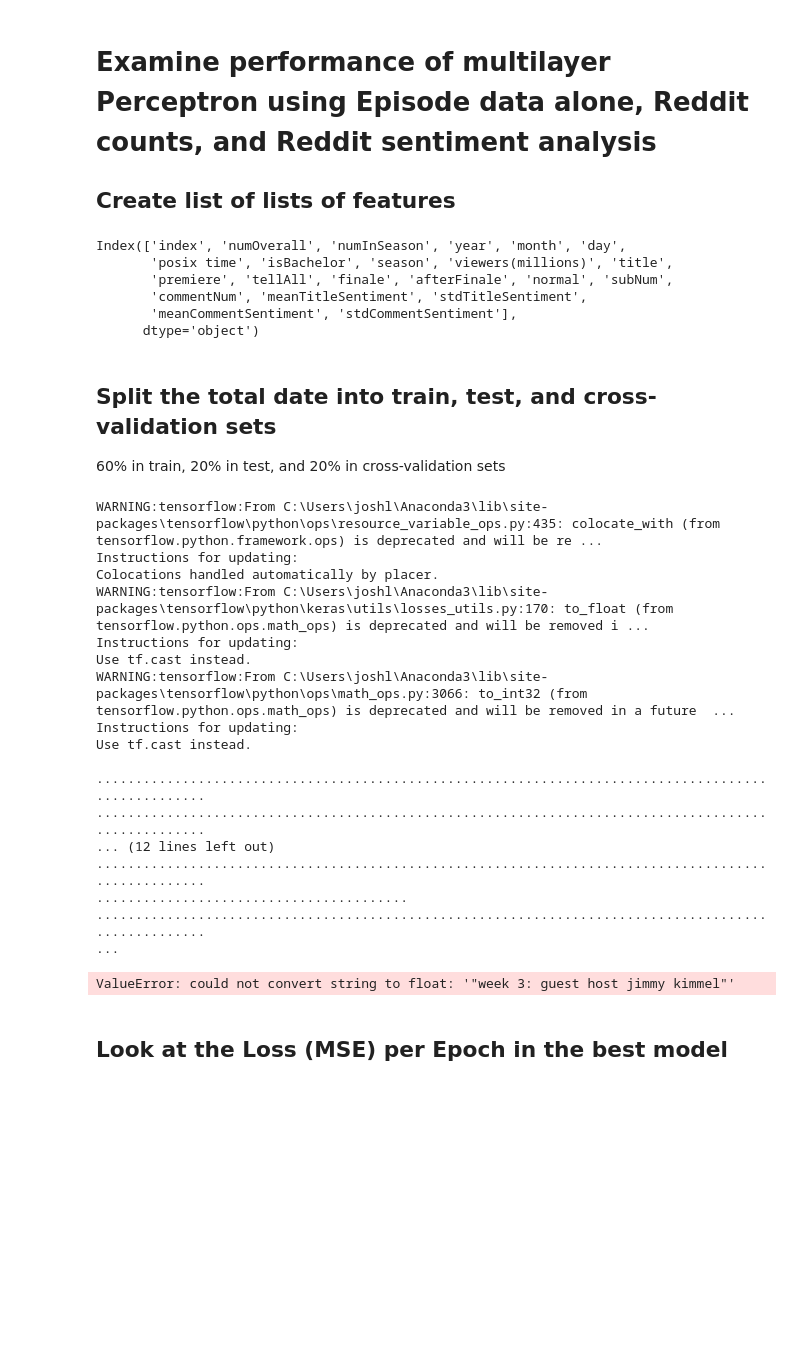
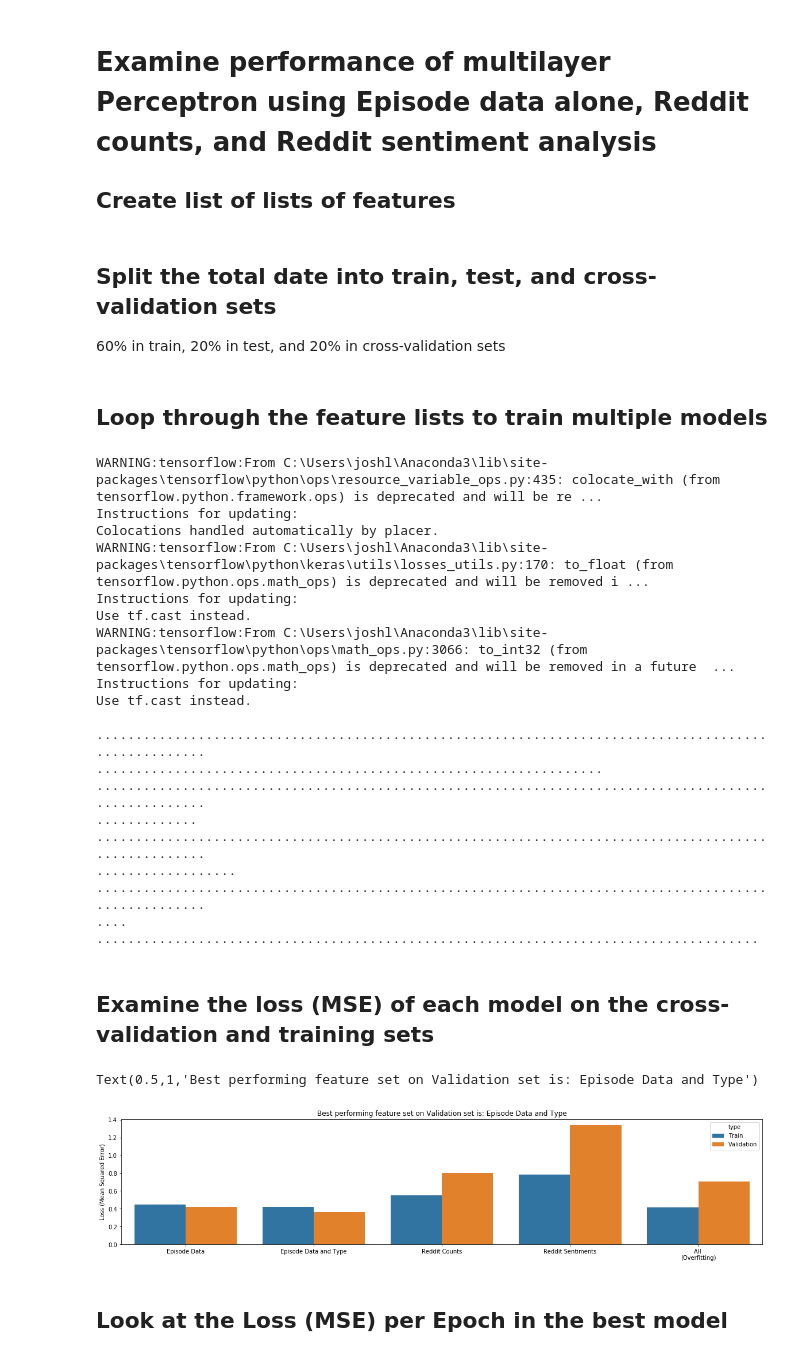
Before and after one commit to jlaw8504/alphaPRAW, a Jupyter notebook: Bachelor Linear Regression.ipynb, the cells around one changed output. Saved outputs shown, nothing was run; the diff lists cells and outputs as text; code cells hidden in the pictures; blank space fills up the shorter version.

```diff
--- a/Bachelor Linear Regression.ipynb
+++ b/Bachelor Linear Regression.ipynb
@@ -84,31 +67,26 @@ sns.pairplot(dfTotal[['year', 'subNum', 'commentNum',
 # %%
 #establish feature subsets
 featureLists = []
-featureLists.append(['isBachelor', 'viewers(millions)'])
 featureLists.append(['isBachelor', 'numOverall', 'numInSeason',
                      'season', 'year', 'viewers(millions)'])
 featureLists.append(['isBachelor', 'numOverall', 'numInSeason',
                      'season', 'year', 'normal', 'tellAll', 'finale', 'afterFinale', 'viewers(millions)'])
 featureLists.append(['isBachelor', 'numOverall', 'numInSeason',
+                     'normal', 'tellAll', 'finale', 'afterFinale',
                      'season', 'year', 'subNum', 'commentNum', 'viewers(millions)'])
 featureLists.append(['isBachelor', 'numOverall', 'numInSeason',
+                     'normal', 'tellAll', 'finale', 'afterFinale',
                      'season', 'year', 'subNum', 'commentNum',
                      'meanTitleSentiment', 'stdTitleSentiment',
                      'meanCommentSentiment', 'stdCommentSentiment','viewers(millions)'])
 featureLists.append(dfTotal.columns)
-print(dfTotal.columns)
-# %% [output]
-Index(['index', 'numOverall', 'numInSeason', 'year', 'month', 'day',
-       'posix time', 'isBachelor', 'season', 'viewers(millions)', 'title',
-       'premiere', 'tellAll', 'finale', 'afterFinale', 'normal', 'subNum',
-       'commentNum', 'meanTitleSentiment', 'stdTitleSentiment',
-       'meanCommentSentiment', 'stdCommentSentiment'],
-      dtype='object')
 # %% [markdown]
 ## Split the total date into train, test, and cross-validation sets
 60% in train, 20% in test, and 20% in cross-validation sets
 # %%
 dfTrainAll, dfTestAll, dfCVAll = pyBach.splitDfs(dfTotal, rsInt=0)
+# %% [markdown]
+## Loop through the feature lists to train multiple models
 # %%
 #Instantiate lists to keep trained models and scalers for normalizing data
 testLosses = []
@@ -146,28 +124,34 @@ Instructions for updating:
 Use tf.cast instead.
 
 ....................................................................................................
+.................................................................
 ....................................................................................................
-... (12 lines left out)
+.............
 ....................................................................................................
-........................................
+..................
 ....................................................................................................
-...
+....
+.....................................................................................
-ValueError: could not convert string to float: '"week 3: guest host jimmy kimmel"'
+# %% [markdown]
+## Examine the loss (MSE) of each model on the cross-validation and training sets
 # %%
-labelList = ['Show Only \n (Underfitting)', 'Episode Data', 'Episode Data and Type', 'Reddit Counts', 'Reddit Sentiments', 'All \n(Overfitting)']
+labelList = ['Episode Data', 'Episode Data and Type', 'Reddit Counts', 'Reddit Sentiments', 'All \n(Overfitting)']
 zippedList = list(zip(testLosses + cvLosses,
                       ['Train']*len(testLosses) + ['Validation']*len(cvLosses),
                       labelList + labelList))
 
 # Create a dataframe from zipped list
 dfObj = pd.DataFrame(zippedList, columns = ['loss' , 'type', 'label'],)
 fig, ax = plt.subplots()
 fig.set_figwidth(20)
 ax = sns.barplot(x='label', y='loss', hue='type', data=dfObj, ax=ax)
 ax.set_ylabel('Loss (Mean Squared Error)')
 ax.set_xlabel('')
 bestIdx = np.array(cvLosses).argmin()
 ax.set_title('Best performing feature set on Validation set is: ' + labelList[bestIdx])
+# %% [output]
+Text(0.5,1,'Best performing feature set on Validation set is: Episode Data and Type')
+[figure, added]
 # %% [markdown]
 ## Look at the Loss (MSE) per Epoch in the best model
 # %%
```
Also changed, not shown: parts of 16 cells of this notebook.
